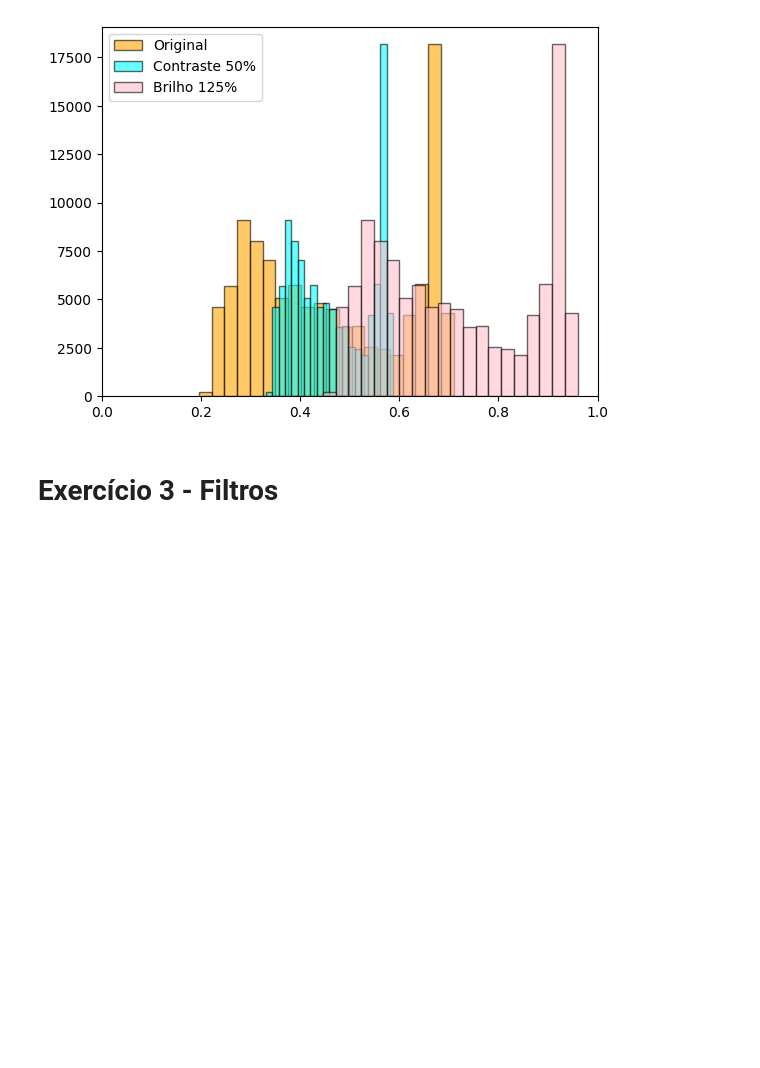
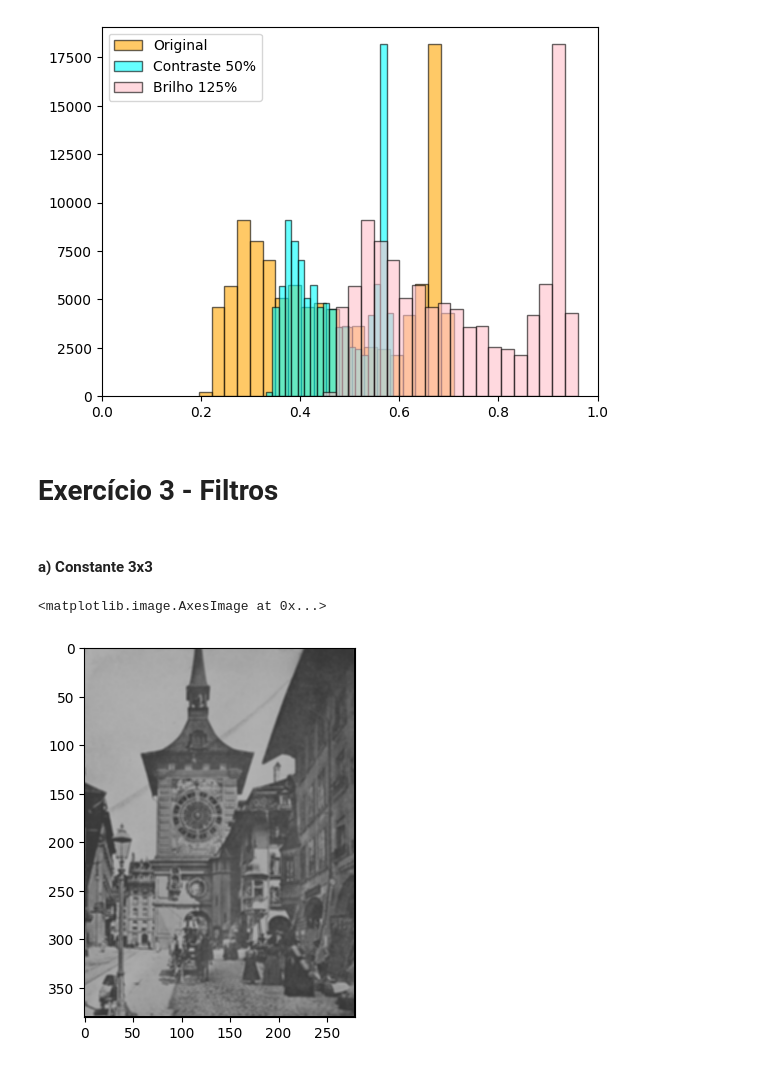
Before and after one commit to scrocha/visao-computacional-2024, a Jupyter notebook: Lista_03/Lista_03_Sillas.ipynb, the cells around one changed output. Saved outputs shown, nothing was run; the diff lists cells and outputs as text; code cells hidden in the pictures; blank space fills up the shorter version.

```diff
--- a/Lista_03/Lista_03_Sillas.ipynb
+++ b/Lista_03/Lista_03_Sillas.ipynb
@@ -72,6 +72,41 @@ plt.show()
 [figure]
 # %% [markdown]
 # Exercício 3 - Filtros
-# %%
-def filtro(img, filtro):
-    return
+# %%
+def filtro(img:np.ndarray, filtro:np.ndarray) -> np.ndarray:
+    lines, cols = img.shape[:2]
+    lin_filtro, col_filtro = filtro.shape
+    filtro = filtro / np.sum(np.sqrt(np.power(filtro, 2)))
+
+    # Calcula o deslocamento necessário para o filtro
+    range_lin = int((lin_filtro - 1)/2)
+    range_col = int((col_filtro - 1)/2)
+
+    imagem_filtrada = np.zeros_like(img)
+
+    for dim in range(3):
+        img_dim = img[:,:,dim]
+        imagem_filtrada_dim = np.zeros((lines, cols))
+
+        for lin in range(range_lin, lines - range_lin):
+            for col in range(range_col, cols - range_col):
+
+                l = (lin - range_lin, lin + range_lin + 1)
+                c = (col - range_col, col + range_col + 1)
+
+                value = np.sum(img_dim[l[0]:l[1], c[0]:c[1]] * filtro)
+                imagem_filtrada_dim[lin, col] = value
+
+        imagem_filtrada[:,:,dim] = imagem_filtrada_dim
+
+    return imagem_filtrada
+# %% [markdown]
+#### a) Constante 3x3
+# %%
+mat = np.ones((3,3))
+
+img_a = filtro(img1, mat)
+plt.imshow(img_a)
+# %% [output]
+<matplotlib.image.AxesImage at 0x...>
+[figure, added]
```
Also changed, not shown: parts of 8 cells of this notebook.
